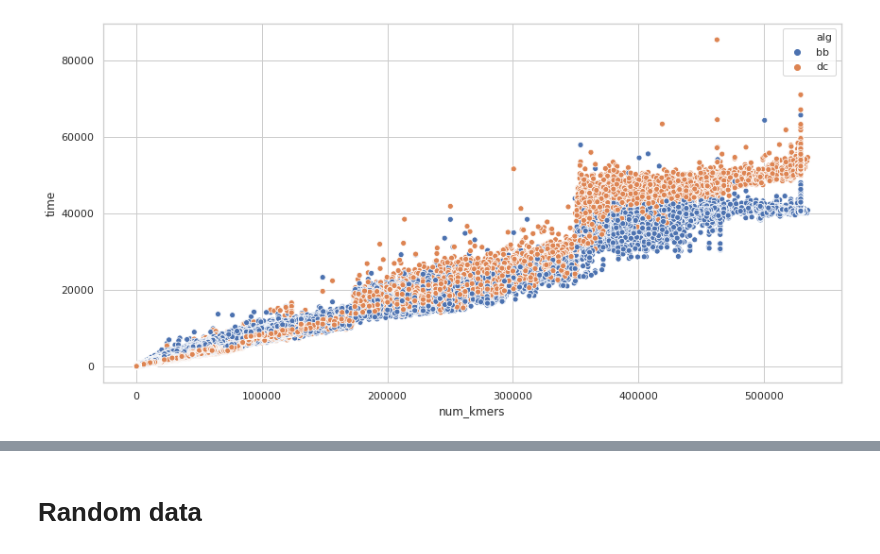
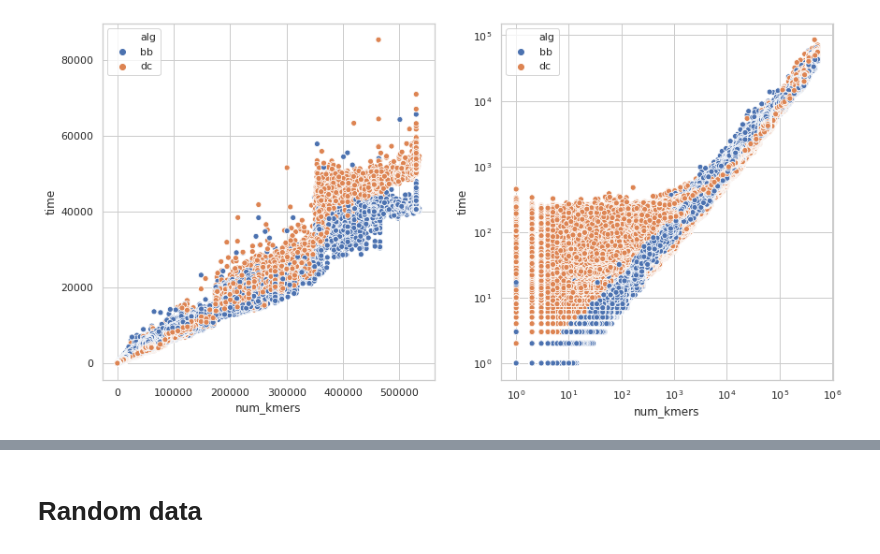
Before and after one commit to nromashchenko/pk-algs, a Jupyter notebook: alg_plots.ipynb, the cells around one changed output, grey strips where cells are left out. Drawn from its saved outputs; the diff is of its cells as text; code cells hidden in the pictures.

Commit message:
Plots

```diff
--- a/alg_plots.ipynb
+++ b/alg_plots.ipynb
@@ -13,19 +40,10 @@ df = pd.read_csv("results/neotrop-random-10.csv")
 df["time"] += 1
 df["num_kmers"] += 1
 # %%
-def plot(df, omega):
-    fig, axs = plt.subplots(ncols=2)
-    fig.set_size_inches(18, 8)
-
-    dfx = df[df["omega"] == omega]
-    #g1 = sns.scatterplot(x="num_kmers", y="time", hue="alg", style="k", data=dfx, ax=axs[0])
-    #g2 = sns.scatterplot(x="num_kmers", y="time", hue="alg", style="k", data=dfx, ax=axs[1])
-    g1 = sns.scatterplot(x="num_kmers", y="time", hue="alg", data=dfx, ax=axs[0])
-    g2 = sns.scatterplot(x="num_kmers", y="time", hue="alg", data=dfx, ax=axs[1])
-    g2.set_yscale("log")
-    g2.set_xscale("log")
-    #return fig
+fig, axs = plt.subplots(ncols=2)
+g1 = sns.scatterplot(x="num_kmers", y="time", hue="alg", data=df, ax=axs[0])
+g2 = sns.scatterplot(x="num_kmers", y="time", hue="alg", data=df, ax=axs[1])
+g2.set_yscale("log")
+g2.set_xscale("log")
+# %% [output]
+[figure, added]
-# %%
-g = sns.scatterplot(x="num_kmers", y="time", hue="alg", data=df)
-# %% [output]
-[figure, removed]
```
Also changed, not shown: parts of 26 cells of this notebook.
